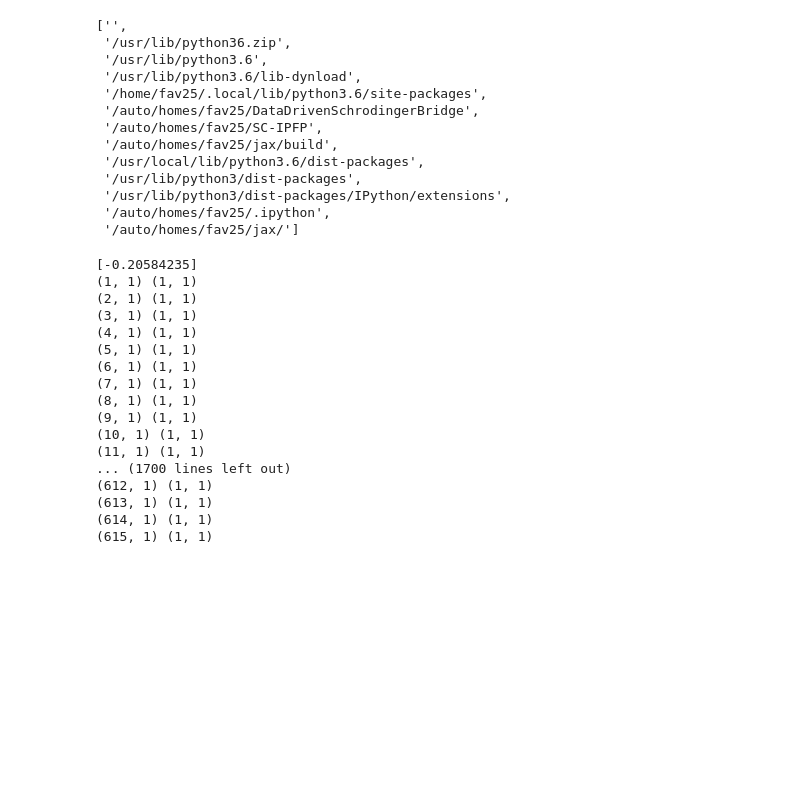
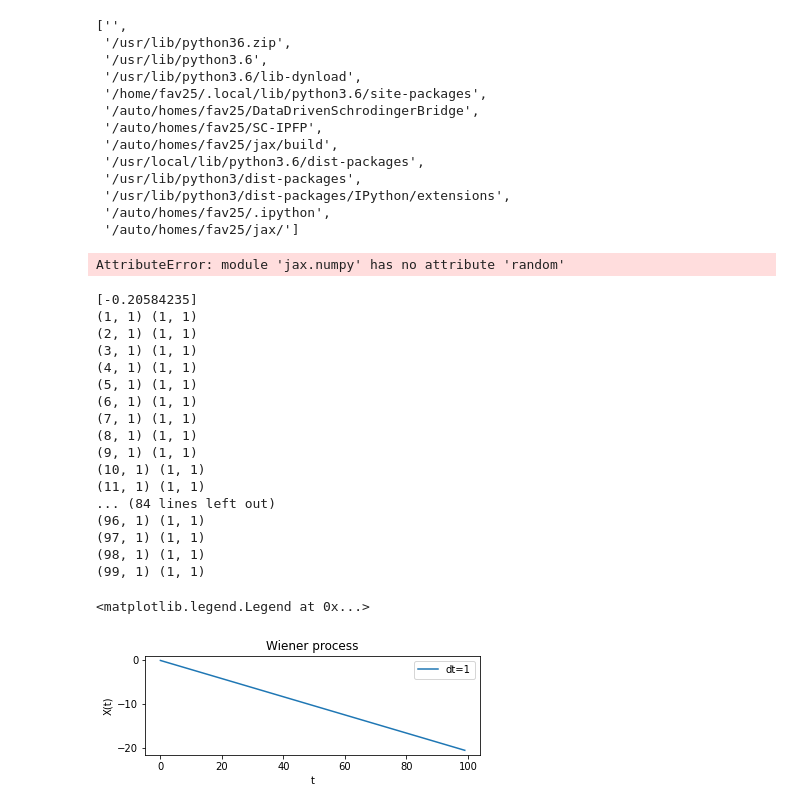
Before and after one commit to franciscovargas/SC-IPFP, a Jupyter notebook: notebooks/Test_RK_solver.ipynb, the cells around one changed output. Cells and saved outputs as stored; diff of their text form; code cells hidden in the pictures; blank space fills up the shorter version.

Commit message:
reverted number generator to numpy making it constant

```diff
--- a/notebooks/Test_RK_solver.ipynb
+++ b/notebooks/Test_RK_solver.ipynb
@@ -23,41 +23,51 @@ sys.path
  '/usr/lib/python3/dist-packages/IPython/extensions',
  '/auto/homes/fav25/.ipython',
  '/auto/homes/fav25/jax/']
+# %%
+np.random
+# %% [output]
+AttributeError: module 'jax.numpy' has no attribute 'random'
 # %%
 # key, subkey = jax.random.split(key)
 # jax.random.normal(subkey, shape=(3,))
 # %%
 pl.subplot(211)  # Simple Wiener Process
 alfa_wp = lambda X, t: np.array([0])
 beta_wp = lambda X, t: np.array([1])
 tWP1, YWP1 = solve_sde_RK(alfa=alfa_wp, beta=beta_wp, dt=1, N=100)
 pl.plot(tWP1, YWP1[:, 0], label='dt=1')
-tWP2, YWP2 = solve_sde_RK(alfa=alfa_wp, beta=beta_wp, dt=.1, N=1000)
-pl.plot(tWP2, YWP2[:, 0], label='dt=10−1')
-tWP3, YWP3 = solve_sde_RK(alfa=alfa_wp, beta=beta_wp, dt=.01, N=10000)
-pl.plot(tWP3, YWP3[:, 0], label='dt=10−2')
+plt.show()
+# tWP2, YWP2 = solve_sde_RK(alfa=alfa_wp, beta=beta_wp, dt=.1, N=1000)
+# pl.plot(tWP2, YWP2[:, 0], label='dt=10−1')
+plt.show()
+# tWP3, YWP3 = solve_sde_RK(alfa=alfa_wp, beta=beta_wp, dt=.01, N=10000)
+# pl.plot(tWP3, YWP3[:, 0], label='dt=10−2')
+plt.show()
+
 pl.title('Wiener process')
 pl.xlabel('t')
 pl.ylabel('X(t)')
 pl.legend(loc='best')
 # %% [output]
 [-0.20584235]
 (1, 1) (1, 1)
 (2, 1) (1, 1)
 (3, 1) (1, 1)
 (4, 1) (1, 1)
 (5, 1) (1, 1)
 (6, 1) (1, 1)
 (7, 1) (1, 1)
 (8, 1) (1, 1)
 (9, 1) (1, 1)
 (10, 1) (1, 1)
 (11, 1) (1, 1)
-... (1700 lines left out)
-(612, 1) (1, 1)
-(613, 1) (1, 1)
-(614, 1) (1, 1)
-(615, 1) (1, 1)
+... (84 lines left out)
+(96, 1) (1, 1)
+(97, 1) (1, 1)
+(98, 1) (1, 1)
+(99, 1) (1, 1)
+<matplotlib.legend.Legend at 0x...>
+[figure, added]
 # %%
 pl.subplot(212)  # Stochastic Lorenz Equation:
 xL = lambda Y, t: 10.0 * (Y[1] - Y[0])
```
Also changed, not shown: parts of 1 cell of this notebook, 1 other file.
